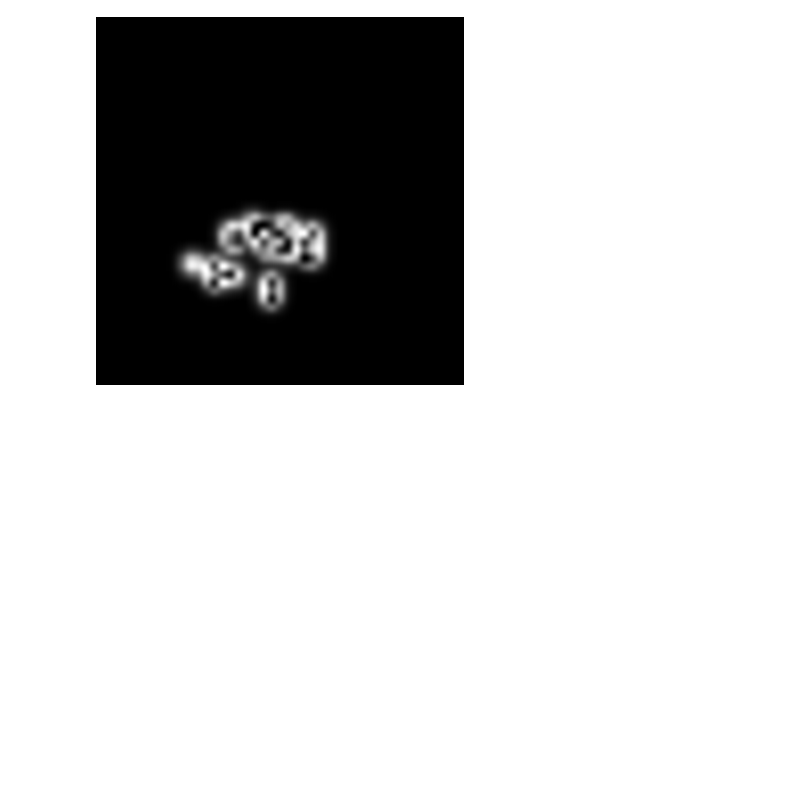
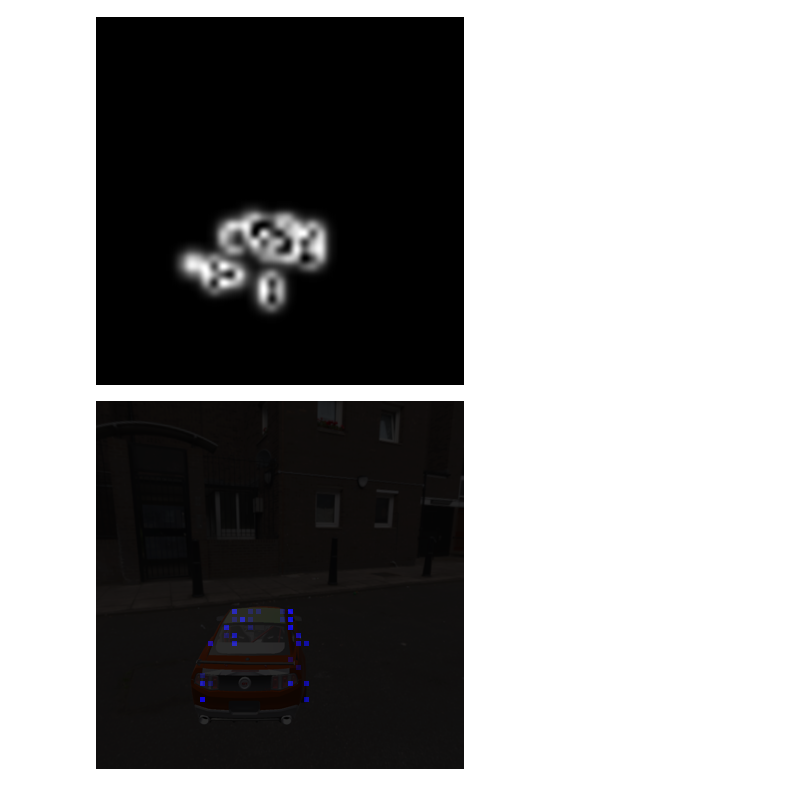
Before and after one commit to laukikm/CPM_Pytorch, a Jupyter notebook: notebook.ipynb, the cells around one changed output. Cells and saved outputs as stored; diff of their text form; code cells hidden in the pictures; blank space fills up the shorter version.

```diff
--- a/notebook.ipynb
+++ b/notebook.ipynb
@@ -178,3 +177,11 @@ cum_labels=torch.sum(labels,axis=0)
 transforms.ToPILImage()(cum_labels).resize((368,368))
 # %% [output]
 [figure]
+# %%
+label_locations=get_locations(labels)
+label_background=img.copy()
+label_output=generate_output_image(output.clone(),label_locations)
+background.paste(label_output,(0,0),label_output)
+background
+# %% [output]
+[figure, added]
```
Also changed, not shown: parts of 11 cells of this notebook.
